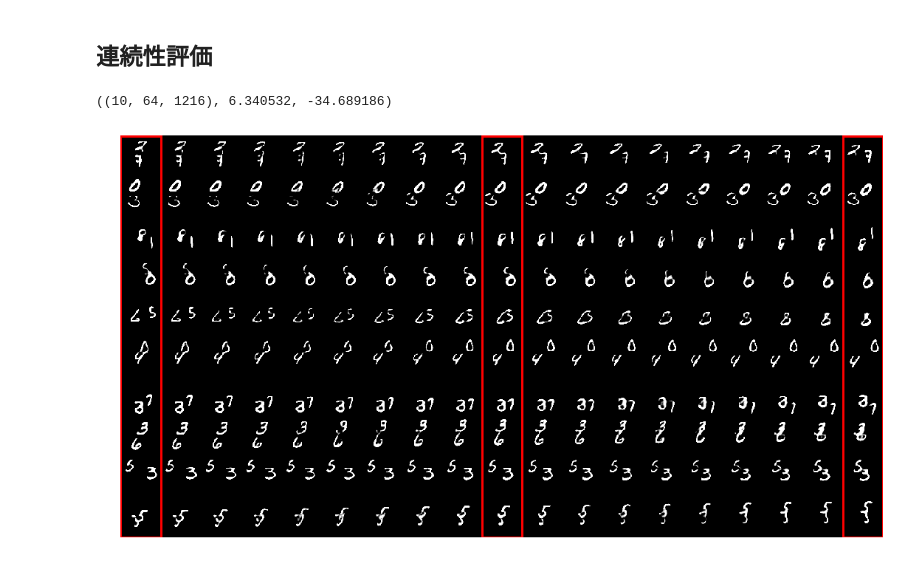
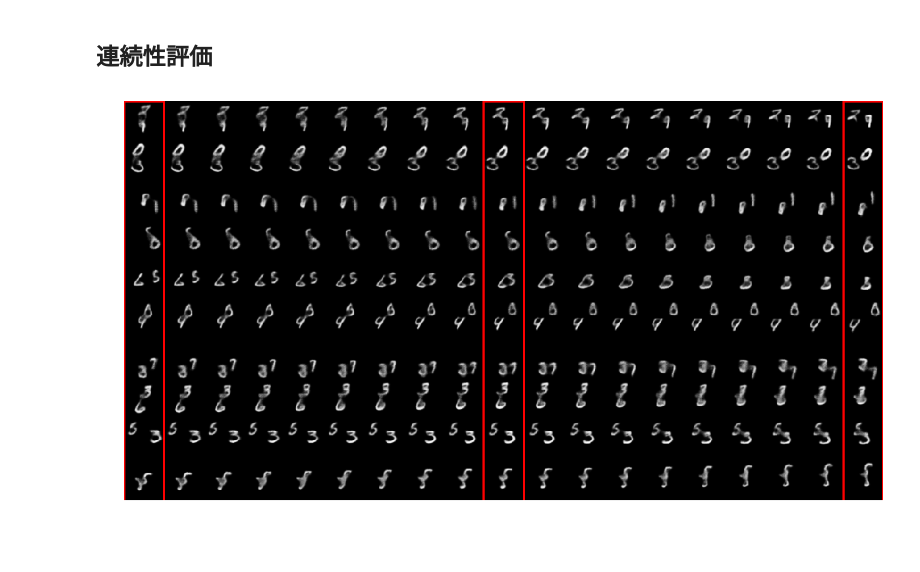
Before and after one commit to shimo8810/Spatio-Temporal-SR, a Jupyter notebook: Notebooks/mmnist_seqVG_rec.ipynb, the cells around one changed output. Cells and saved outputs as stored; diff of their text form; code cells hidden in the pictures.

```diff
--- a/Notebooks/mmnist_seqVG_rec.ipynb
+++ b/Notebooks/mmnist_seqVG_rec.ipynb
@@ -5,13 +5,16 @@ from tqdm import tqdm
 
 import numpy as np
 from PIL import Image
+import pandas as pd
 import matplotlib.pyplot as plt
 import matplotlib.patches as patches
+import seaborn as sns
 from skimage.measure import compare_ssim
 from skimage.measure import compare_psnr
 
 import chainer
 import chainer.functions as F
+sns.set(style='darkgrid')
 
 sys.path.append('../experiments/SeqVG/')
 from net import Encoder, Decoder, Discriminator
@@ -132,8 +151,8 @@ for i in tqdm(range(10)):
         z_01 = zs[0] + np.kron(midpoint, (zs[1] - zs[0]))
         z_12 = zs[1] + np.kron(midpoint, (zs[2] - zs[1]))
 
-        x_seq01 = decoder(z_01.reshape(-1, 100)).array
-        x_seq12 = decoder(z_12.reshape(-1, 100)).array
+        x_seq01 = F.sigmoid(decoder(z_01.reshape(-1, 100))).array
+        x_seq12 = F.sigmoid(decoder(z_12.reshape(-1, 100))).array
 
     x_seq = np.concatenate((x_seq01, x_seq12[1:]), axis=0) \
                 .reshape(-1, 64, 64).transpose(1, 0, 2).reshape(64, -1)
@@ -141,7 +160,4 @@ for i in tqdm(range(10)):
     seqs.append(x_seq)
 
 seqs = np.array(seqs)
+seq_images = np.clip(seqs * 255, 0, 255).astype(np.uint8)
-# %%
-seqs.shape, seqs.max(), seqs.min()
-# %% [output]
-((10, 64, 1216), 6.340532, -34.689186)
@@ -148,17 +173,17 @@ seqs.shape, seqs.max(), seqs.min()
 # %%
-plt.figure(figsize=(20, 10))
+plt.figure(figsize=(19, 10))
 plt.imshow(np.clip(seqs*255, 0, 255).reshape(640, 19*64), cmap='gray')
-plt.imsave('./images/sequence_seqvaegan_mmnist_noframe.png', np.clip(seqs*255, 0, 255).reshape(640, 19*64), cmap='gray')
+plt.imsave('./images/SeqVG/sequence_seqvaegan_mmnist_noframe.png', np.clip(seqs*255, 0, 255).reshape(640, 19*64), cmap='gray')
 # plt.imshow(seqs_u, cmap='gray')
 
 plt.axis('off')
 rect = patches.Rectangle(xy=(0,0), width=64, height=640, fill=False, ec="red", linewidth="3.0")
 ax = plt.gca().add_patch(rect)
 rect = patches.Rectangle(xy=(64*9,0), width=64, height=640, fill=False, ec="red", linewidth="3.0")
 ax = plt.gca().add_patch(rect)
 rect = patches.Rectangle(xy=(64*18,0), width=64, height=640, fill=False, ec="red", linewidth="3.0")
 ax = plt.gca().add_patch(rect)
-plt.savefig('./images/sequence_seqvaegan_mmnist.png')
+plt.savefig('./images/SeqVG/sequence_seqvaegan_mmnist.png')
 plt.show()
 # %% [output]
-[figure, old version]
+[figure, new version]
```
Also changed, not shown: parts of 7 cells of this notebook, 5 other files.
